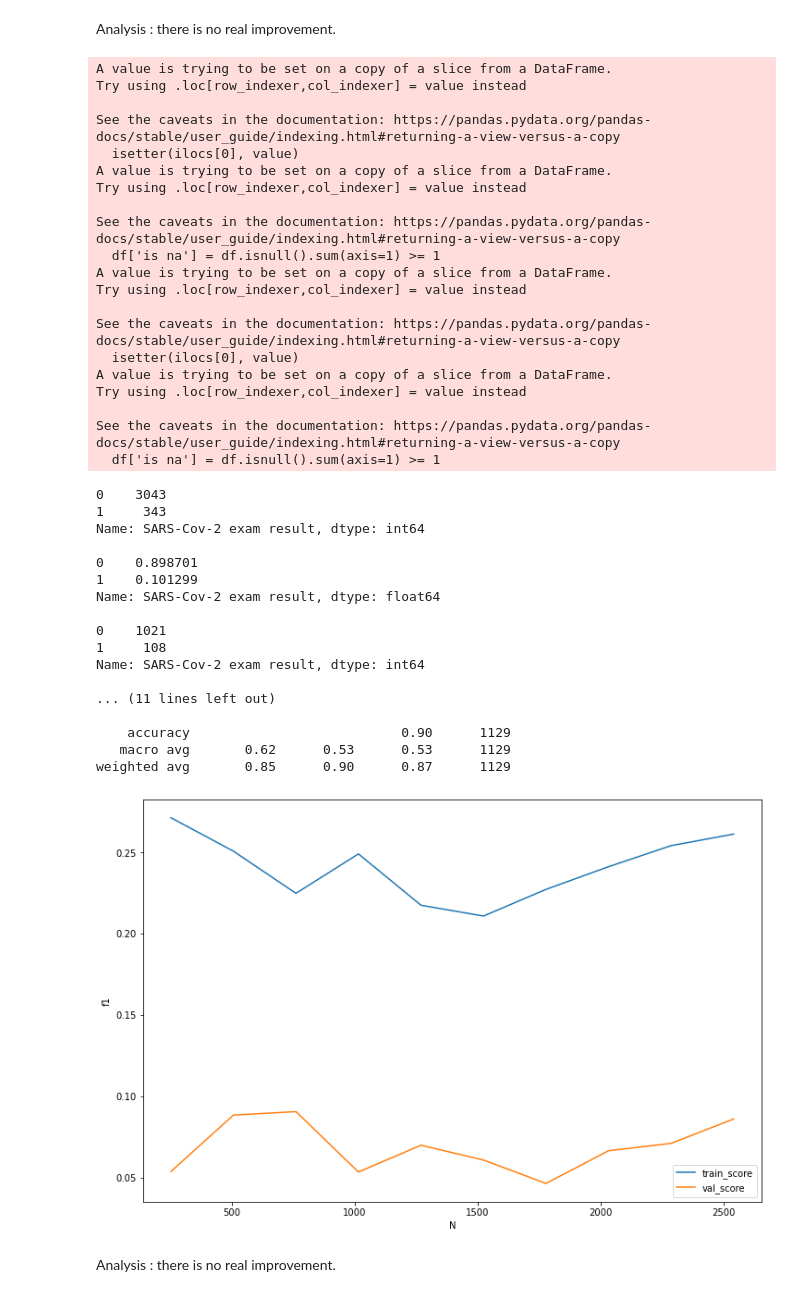
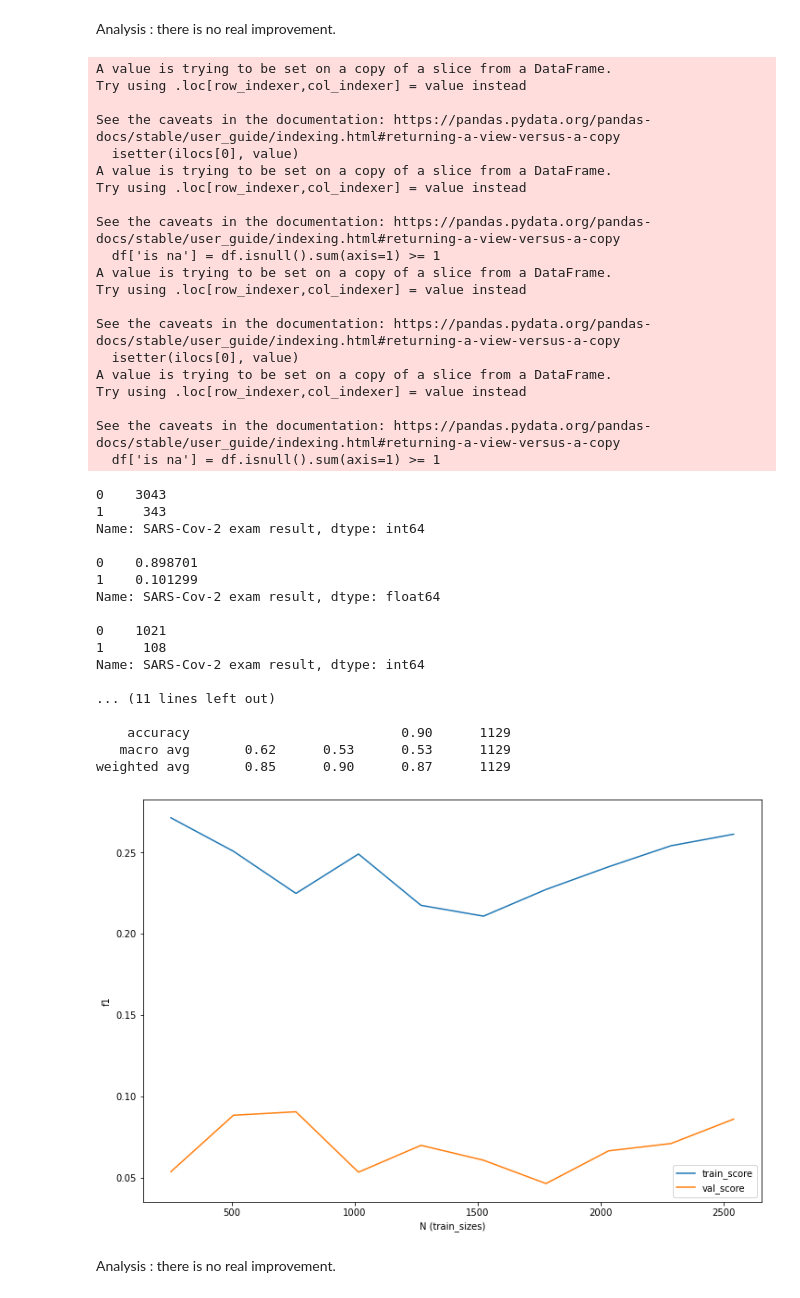
Before and after one commit to DataAndMaths/covid_or_not_covid, a Jupyter notebook: covid 1 Preprocessing and first models.ipynb, the cells around one changed output. Cells and saved outputs as stored; diff of their text form; code cells hidden in the pictures.

```diff
--- a/covid 1 Preprocessing and first models.ipynb
+++ b/covid 1 Preprocessing and first models.ipynb
@@ -196,7 +196,7 @@ def evaluation(model,X_train, y_train, X_val, y_val):
     plt.figure(figsize=(12,8))
     plt.plot(N, train_score.mean(axis=1), label='train_score')
     plt.plot(N, val_score.mean(axis=1), label='val_score')
-    plt.xlabel('N')
+    plt.xlabel('N (train_sizes)')
     plt.ylabel('f1')
     plt.legend()
 # %% [markdown]
@@ -377,7 +381,7 @@ def missing_data(df, action, value=-999):             # action : 'drop_na' or 'i
         df['is na'] = df.isnull().sum(axis=1) >= 1
         return df.fillna(value)
 # %%
-attempt(model_tree, 'imputation')
+attempt(model_tree, 'create_boolean_column')
 # %% [output]
 A value is trying to be set on a copy of a slice from a DataFrame.
 Try using .loc[row_indexer,col_indexer] = value instead
@@ -389,34 +393,34 @@ Try using .loc[row_indexer,col_indexer] = value instead
 
 See the caveats in the documentation: https://pandas.pydata.org/pandas-docs/stable/user_guide/indexing.html#returning-a-view-versus-a-copy
   df['is na'] = df.isnull().sum(axis=1) >= 1
 A value is trying to be set on a copy of a slice from a DataFrame.
 Try using .loc[row_indexer,col_indexer] = value instead
 
 See the caveats in the documentation: https://pandas.pydata.org/pandas-docs/stable/user_guide/indexing.html#returning-a-view-versus-a-copy
   isetter(ilocs[0], value)
 A value is trying to be set on a copy of a slice from a DataFrame.
 Try using .loc[row_indexer,col_indexer] = value instead
 
 See the caveats in the documentation: https://pandas.pydata.org/pandas-docs/stable/user_guide/indexing.html#returning-a-view-versus-a-copy
   df['is na'] = df.isnull().sum(axis=1) >= 1
 0    3043
 1     343
 Name: SARS-Cov-2 exam result, dtype: int64
 
 0    0.898701
 1    0.101299
 Name: SARS-Cov-2 exam result, dtype: float64
 
 0    1021
 1     108
 Name: SARS-Cov-2 exam result, dtype: int64
 
 ... (11 lines left out)
 
     accuracy                           0.90      1129
    macro avg       0.62      0.53      0.53      1129
 weighted avg       0.85      0.90      0.87      1129
-[figure, old version]
+[figure, new version]
 # %% [markdown]
 Analysis : there is no real improvement.
 # %%
```
Also changed, not shown: parts of 39 cells of this notebook.
